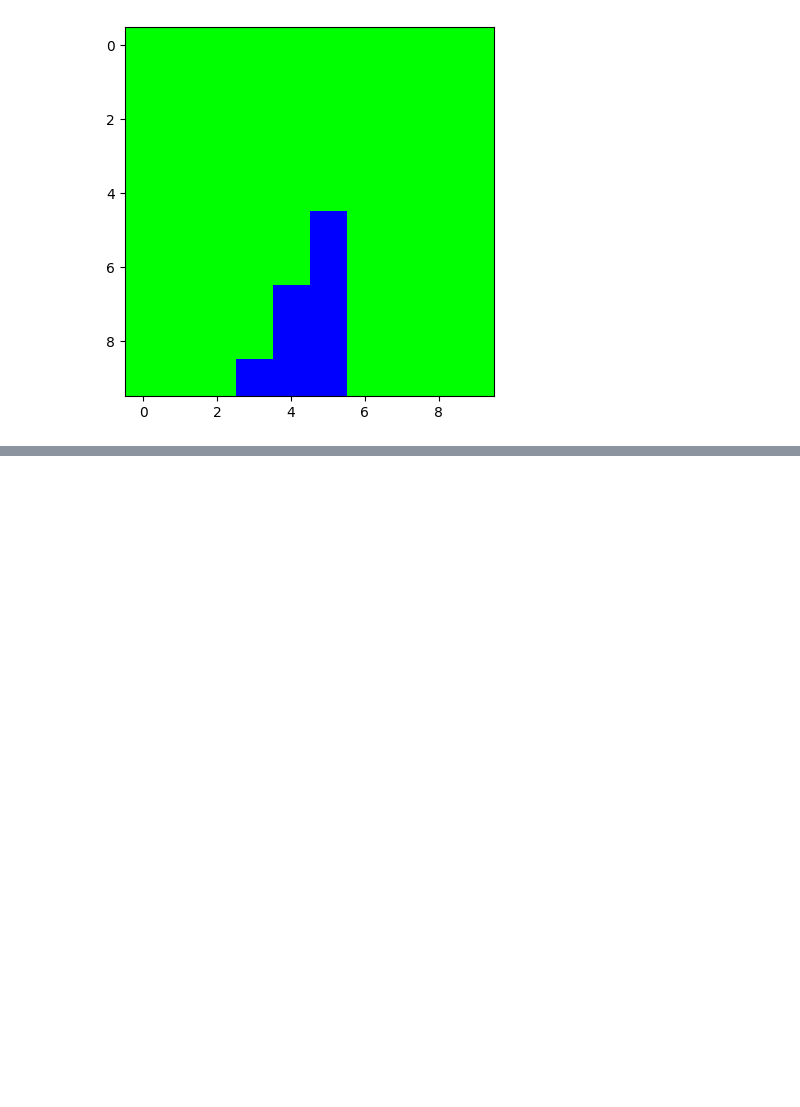
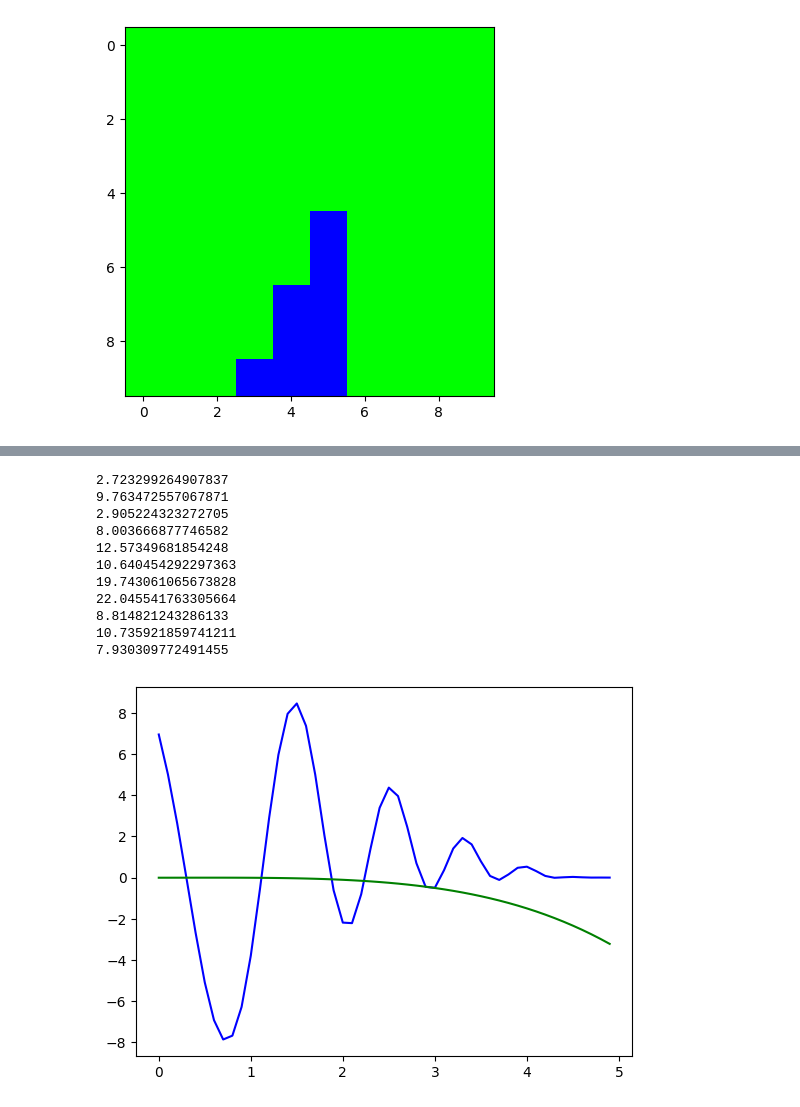
Before and after one commit to achanhon/coursdeeplearningcolab, a Jupyter notebook: illustration_cours_ensta.ipynb, the cells around one changed output, grey strips where cells are left out. Saved outputs shown, nothing was run; the diff lists cells and outputs as text; code cells hidden in the pictures; blank space fills up the shorter version.

```diff
--- a/illustration_cours_ensta.ipynb
+++ b/illustration_cours_ensta.ipynb
@@ -47,0 +104,28 @@ torch.Size([100, 2])
+# %%
+for i in range(1000):
+  x = torch.rand(7)*5 # sample 7 x in [0,5]
+  currentloss = ((f(x)-poly(coef,x))**2).mean() # mse loss between f and current approximation
+  optimizer.zero_grad()
+  currentloss.backward()
+  optimizer.step
+  if i%99==0:
+    print(coef.numpy(),float(currentloss))
+
+with torch.no_grad():
+  x = torch.Tensor([0.1*i for i in range(50)])
+  plt.plot(x.numpy(),f(x).numpy(), color='blue')
+  plt.plot(x.numpy(),poly(coef,x).numpy(), color='green')
+  plt.show
+# %% [output]
+2.723299264907837
+9.763472557067871
+2.905224323272705
+8.003666877746582
+12.57349681854248
+10.640454292297363
+19.743061065673828
+22.045541763305664
+8.814821243286133
+10.735921859741211
+7.930309772491455
+[figure, added]
```
Also changed, not shown: parts of 4 cells of this notebook.
